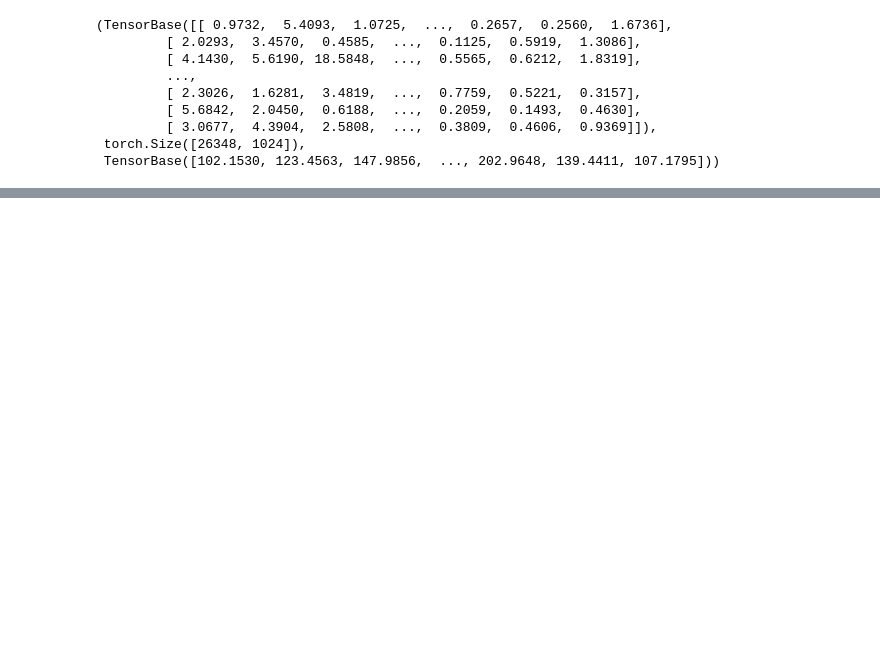
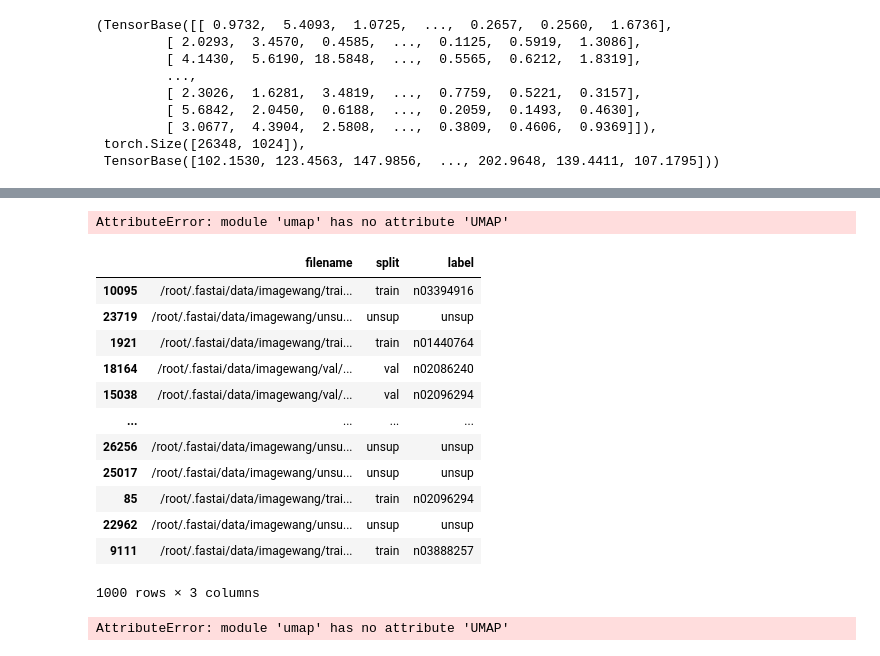
Before and after one commit to KeremTurgutlu/self_supervised, a Jupyter notebook: examples/10 - embedding_extraction.ipynb, the cells around one changed output, grey strips where cells are left out. Drawn from its saved outputs; the diff is of its cells as text; code cells hidden in the pictures; blank space fills up the shorter version.

```diff
--- a/examples/10 - embedding_extraction.ipynb
+++ b/examples/10 - embedding_extraction.ipynb
@@ -346,0 +304,29 @@ embeddings,  embeddings.shape, embeddings.norm(dim=1)
+# %%
+umap.UMAP()
+# %% [output]
+AttributeError: module 'umap' has no attribute 'UMAP'
+# %%
+random_idxs = np.random.permutation(range(len(df)))[:1000] # let's pick 1000 random samples for speed
+# %%
+sample_embeddings = embeddings[random_idxs]
+sample_df = df.iloc[random_idxs]
+# %%
+sample_df
+# %% [output]
+|  | filename | split | label |
+| 10095 | /root/.fastai/data/imagewang/trai... | train | n03394916 |
+| 23719 | /root/.fastai/data/imagewang/unsu... | unsup | unsup |
+| 1921 | /root/.fastai/data/imagewang/trai... | train | n01440764 |
+| 18164 | /root/.fastai/data/imagewang/val/... | val | n02086240 |
+| 15038 | /root/.fastai/data/imagewang/val/... | val | n02096294 |
+| ... | ... | ... | ... |
+| 26256 | /root/.fastai/data/imagewang/unsu... | unsup | unsup |
+| 25017 | /root/.fastai/data/imagewang/unsu... | unsup | unsup |
+| 85 | /root/.fastai/data/imagewang/trai... | train | n02096294 |
+| 22962 | /root/.fastai/data/imagewang/unsu... | unsup | unsup |
+| 9111 | /root/.fastai/data/imagewang/trai... | train | n03888257 |
+1000 rows × 3 columns
+# %%
+umap.UMAP()
+# %% [output]
+AttributeError: module 'umap' has no attribute 'UMAP'
```
Also changed, not shown: parts of 40 cells of this notebook.
